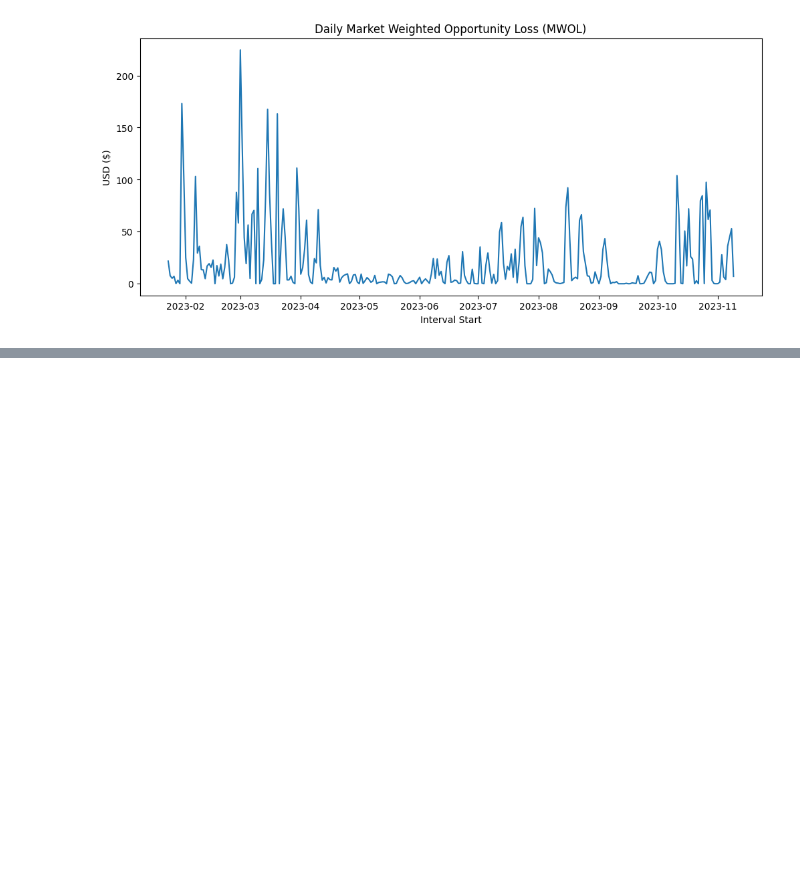
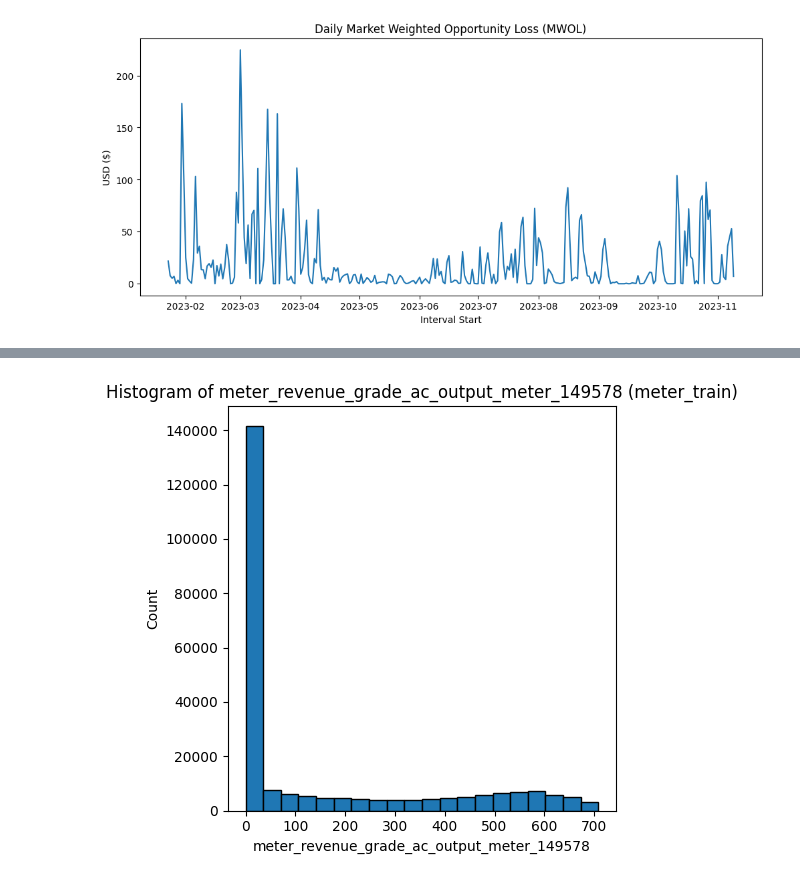
Before and after one commit to Erdos-Projects/spring-2026-solar-panel-degradation, a Jupyter notebook: solarpanels_df.ipynb, the cells around one changed output, grey strips where cells are left out. Saved outputs shown, nothing was run; the diff lists cells and outputs as text; code cells hidden in the pictures; blank space fills up the shorter version.

```diff
--- a/solarpanels_df.ipynb
+++ b/solarpanels_df.ipynb
@@ -361,0 +397,14 @@ Financial Efficiency: 87.83%
+# %%
+import matplotlib.pyplot as plt
+
+col = "meter_revenue_grade_ac_output_meter_149578"
+
+plt.figure(figsize=(5, 5))
+plt.hist(meter_train[col].dropna(), bins=20, edgecolor="black")
+plt.xlabel(col)
+plt.ylabel("Count")
+plt.title(f"Histogram of {col} (meter_train)")
+plt.tight_layout()
+plt.show()
+# %% [output]
+[figure, added]
```
Also changed, not shown: parts of 5 cells of this notebook.
